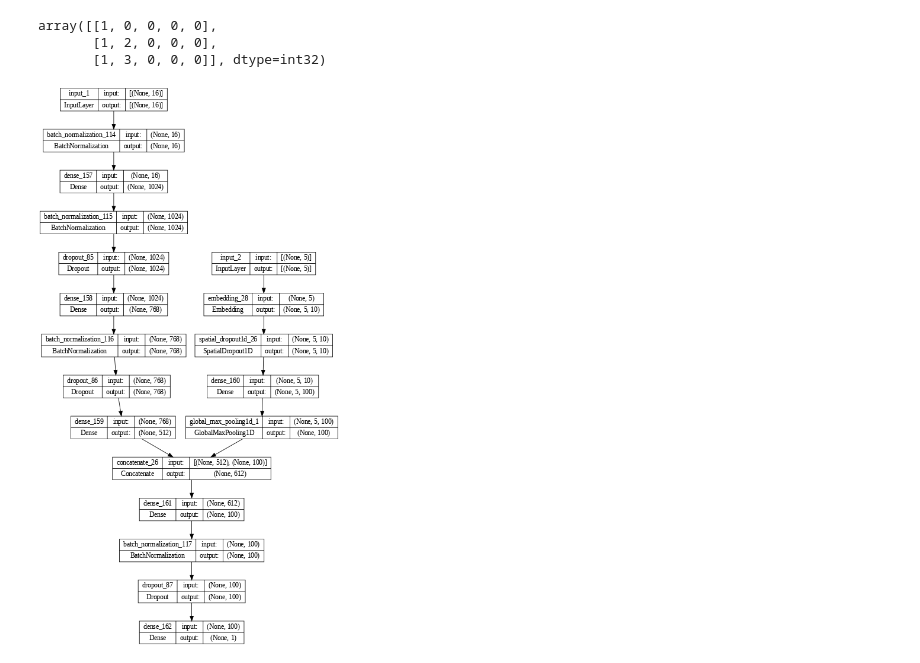
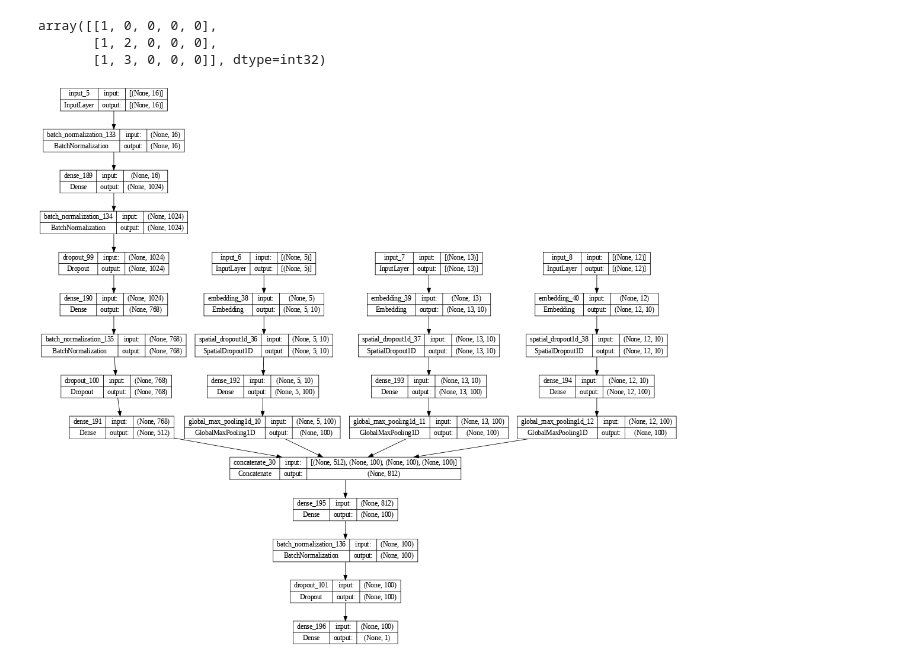
Before and after one commit to ardun12/InspectrumClinic_RecSys, a Jupyter notebook: Paul Himyak/main.ipynb, the cells around one changed output. Cells and saved outputs as stored; diff of their text form; code cells hidden in the pictures.

```diff
--- a/Paul Himyak/main.ipynb
+++ b/Paul Himyak/main.ipynb
@@ -218,7 +218,9 @@ tokenizer = Tokenizer()
 # %%
-tokenizer.fit_on_texts(df[FIELD_HARMFUL_FACTORS])
+tokenizer_harmfull.fit_on_texts(df[FIELD_HARMFUL_FACTORS])
+# %%
+harmfull_vocab_size = len(tokenizer_harmfull.word_index) + 1
 # %%
-xTrainHarmfulIndexes = tokenizer.texts_to_sequences(df[FIELD_HARMFUL_FACTORS])
+xTrainHarmfulIndexes = tokenizer_harmfull.texts_to_sequences(df[FIELD_HARMFUL_FACTORS])
 # %%
 harm_max_len = max(len(sublist) for sublist in xTrainHarmfulIndexes)
 # %%
@@ -232,6 +234,8 @@ xTrainHarmFull.shape
 maxWordsCount = 1000
 tokenizer_prof = Tokenizer(num_words=maxWordsCount, filters='!"#$%&()*+,-–—./:;<=>?@[\]^_`{|}~\t\n\xa0', lower=True, split=' ', oov_token='unknown', char_level=False)
 tokenizer_prof.fit_on_texts(df[FIELD_CLIENT_PROFESSION])
+# %%
+prof_vocab_size = len(tokenizer_prof.word_index) + 1
 # %%
 xTrainProfIndexed = tokenizer_prof.texts_to_sequences(df[FIELD_CLIENT_PROFESSION])
 # %%
@@ -265,29 +269,41 @@ array([[1, 0, 0, 0, 0],
 # %%
 x0 = BatchNormalization()(input0)
 x0 = Dense(1024, activation='relu') (x0)
 x0 = BatchNormalization()(x0)
 x0 = Dropout(0.3)(x0)
 x0 = Dense(768, activation='sigmoid')(x0)
 x0 = BatchNormalization()(x0)
 x0 = Dropout(0.3)(x0)
 x0 = Dense(512, activation='sigmoid')(x0)
 
 
 x1 = Embedding(mkb_vocab_size, 10, input_length = mkb_max_len)(input_mkb)
 x1 = SpatialDropout1D(0.2)(x1)
 x1 = Dense(100, activation = 'sigmoid')(x1)
 x1 = GlobalMaxPooling1D()(x1)
-x = concatenate([x0, x1])
+
+x2 = Embedding(harmfull_vocab_size, 10, input_length = harm_max_len)(input_harmfull)
+x2 = SpatialDropout1D(0.2)(x2)
+x2 = Dense(100, activation = 'sigmoid')(x2)
+x2 = GlobalMaxPooling1D()(x2)
+
+x3 = Embedding(prof_vocab_size, 10, input_length = prof_max_len)(input_prof)
+x3 = SpatialDropout1D(0.2)(x3)
+x3 = Dense(100, activation = 'sigmoid')(x3)
+x3 = GlobalMaxPooling1D()(x3)
+
+x = concatenate([x0, x1, x2, x3])
+
 
 x = Dense(100, activation = 'relu')(x)
 x = BatchNormalization()(x)
 x = Dropout(0.3)(x)
 x = Dense(1, activation='linear')(x)
 
-model = Model((input0, input_mkb), x )
+model = Model((input0, input_mkb, input_harmfull, input_prof), x )
 utils.plot_model(model, dpi=60, show_shapes = True)
 # %% [output]
-[figure, old version]
+[figure, new version]
 # %%
 model.compile(optimizer = Adam(learning_rate = 0.0003), loss = keras_losses.mse, metrics=[keras_metrics.mae])
 # %%
```
Also changed, not shown: parts of 3 cells of this notebook.
